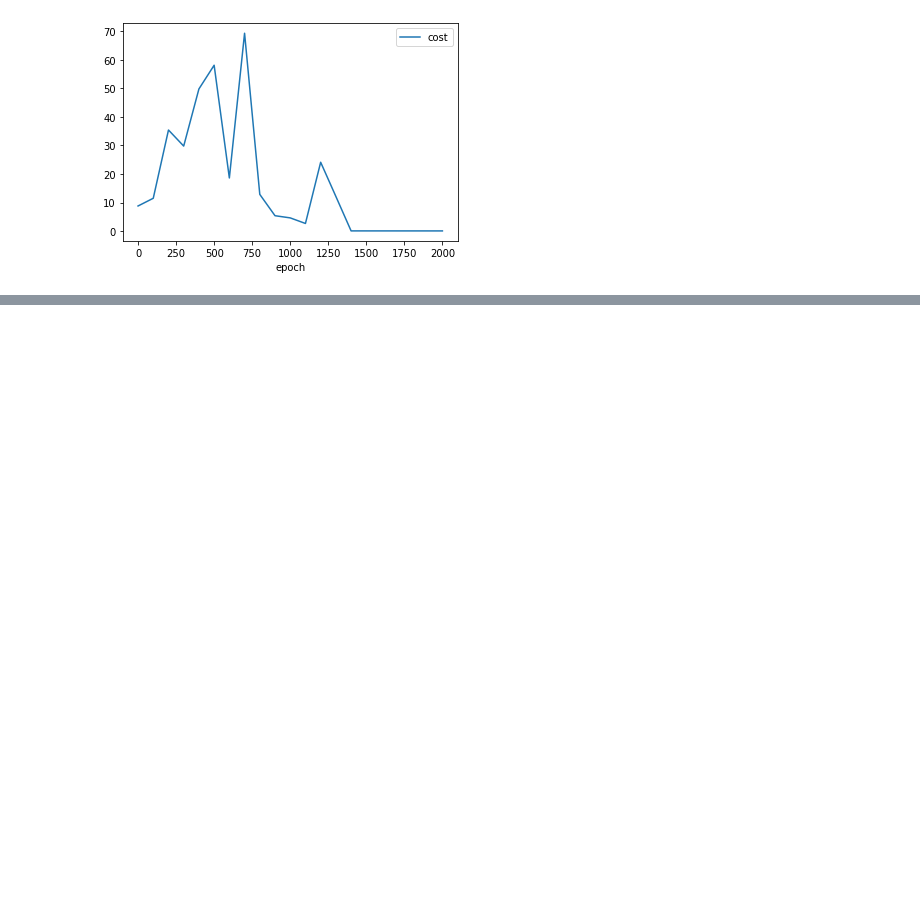
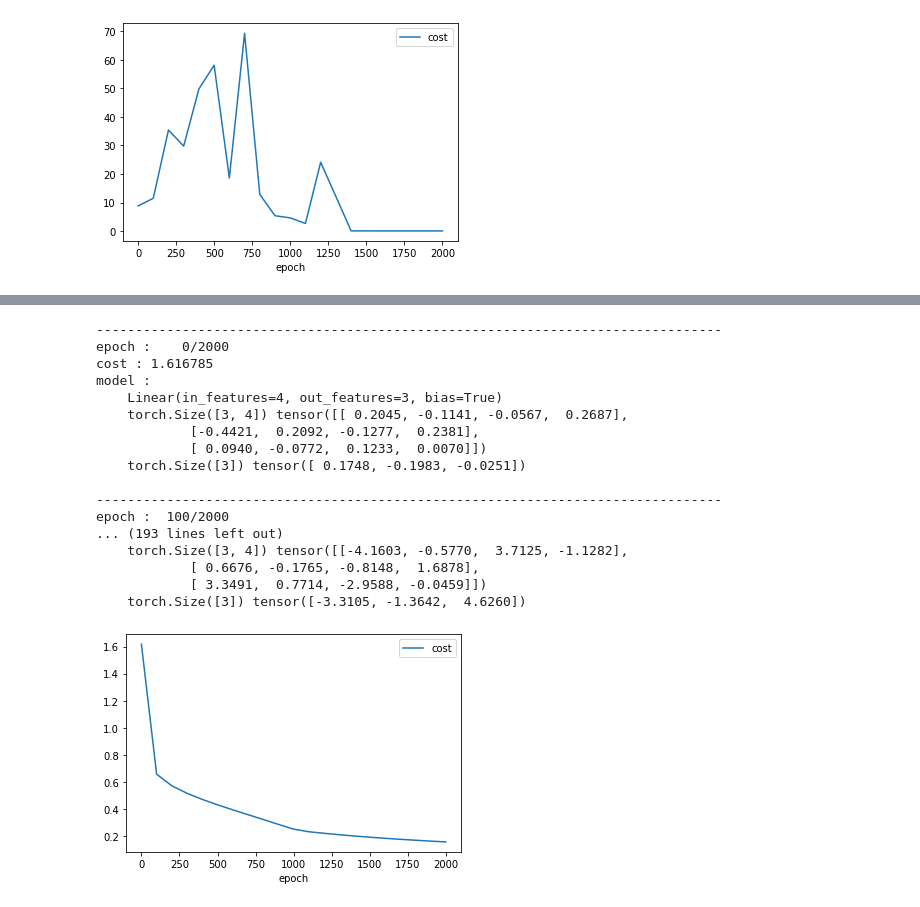
Before and after one commit to HyundongHwang/PyTorchDeepLearningStart, a Jupyter notebook: 0504_softmax_regression.ipynb, the cells around one changed output, grey strips where cells are left out. Cells and saved outputs as stored; diff of their text form; code cells hidden in the pictures; blank space fills up the shorter version.

```diff
--- a/0504_softmax_regression.ipynb
+++ b/0504_softmax_regression.ipynb
@@ -73,0 +130,38 @@ cost : 0.052468
+# %%
+
+
+model = nn.Linear(4, 3)
+optimizer = optim.SGD(model.parameters(), lr=0.1)
+nb_epoches = 2000
+mu.plt_init()
+
+for epoch in range(nb_epoches + 1):
+    prediction = model(x_train)
+    cost = F.cross_entropy(prediction, y_train)
+    optimizer.zero_grad()
+    cost.backward()
+    optimizer.step()
+
+    if epoch % 100 == 0:
+        mu.log_epoch(epoch, nb_epoches, cost, model=model)
+
+mu.plt_show()
+# %% [output]
+--------------------------------------------------------------------------------
+epoch :    0/2000
+cost : 1.616785
+model :
+    Linear(in_features=4, out_features=3, bias=True)
+    torch.Size([3, 4]) tensor([[ 0.2045, -0.1141, -0.0567,  0.2687],
+            [-0.4421,  0.2092, -0.1277,  0.2381],
+            [ 0.0940, -0.0772,  0.1233,  0.0070]])
+    torch.Size([3]) tensor([ 0.1748, -0.1983, -0.0251])
+
+--------------------------------------------------------------------------------
+epoch :  100/2000
+... (193 lines left out)
+    torch.Size([3, 4]) tensor([[-4.1603, -0.5770,  3.7125, -1.1282],
+            [ 0.6676, -0.1765, -0.8148,  1.6878],
+            [ 3.3491,  0.7714, -2.9588, -0.0459]])
+    torch.Size([3]) tensor([-3.3105, -1.3642,  4.6260])
+[figure, added]
```
Also changed, not shown: parts of 9 cells of this notebook.
